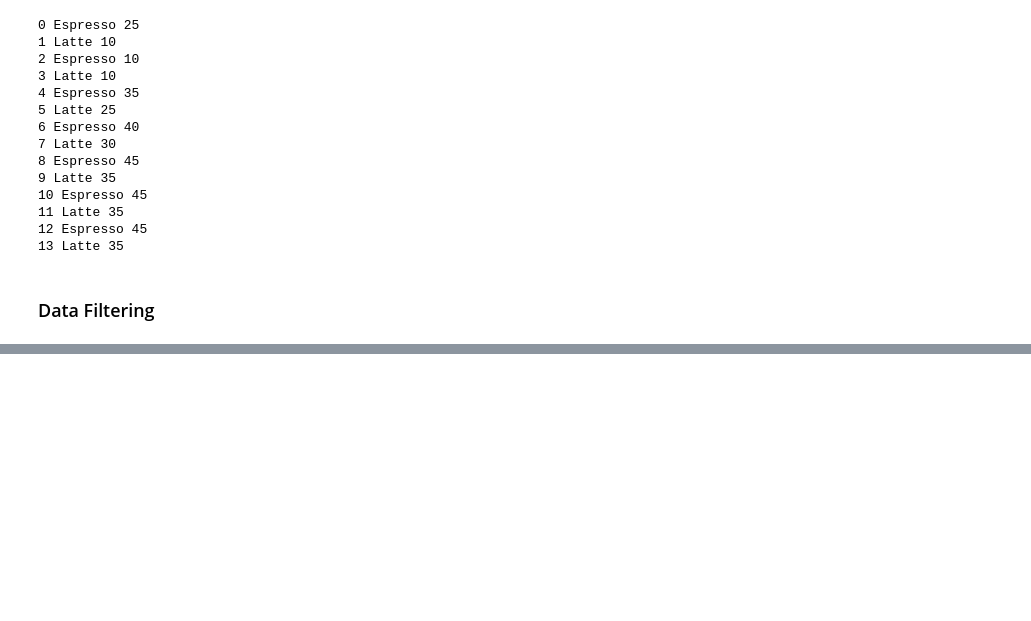
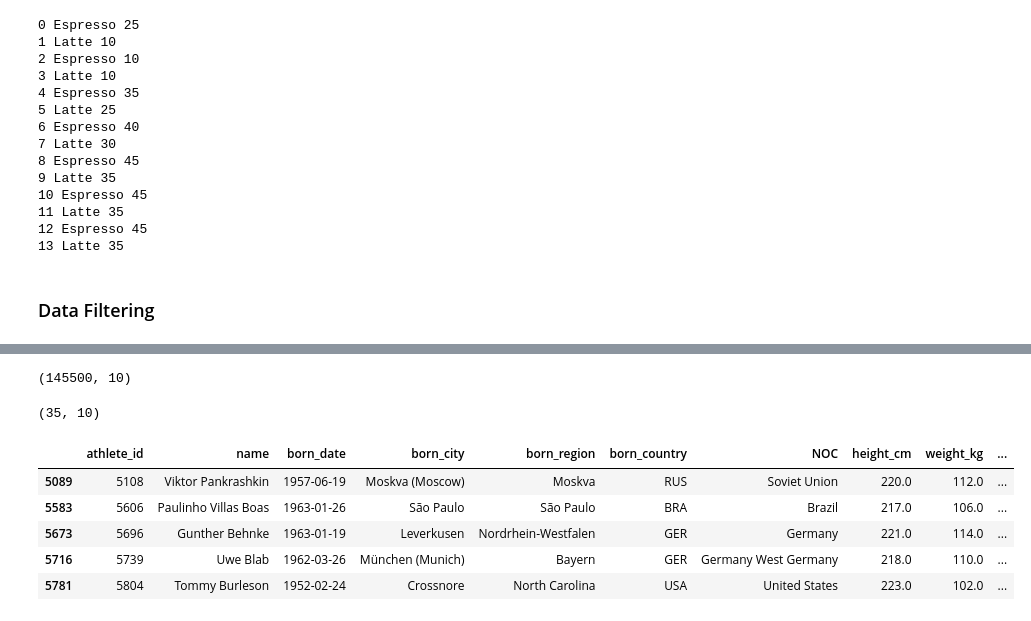
Before and after one commit to navinxqz/Inception-FSDS-classwork, a Jupyter notebook: classwork/Day31_Pandas/Pandas.ipynb, the cells around one changed output, grey strips where cells are left out. Saved outputs shown, nothing was run; the diff lists cells and outputs as text; code cells hidden in the pictures; blank space fills up the shorter version.

```diff
--- a/classwork/Day31_Pandas/Pandas.ipynb
+++ b/classwork/Day31_Pandas/Pandas.ipynb
@@ -353,0 +363,18 @@ for index, row in coffee.iterrows():
+# %%
+bios.shape
+# %% [output]
+(145500, 10)
+# %%
+temp = bios.loc[bios["height_cm"] >215] # filter rows where height_cm is greater than 215
+temp.shape
+# %% [output]
+(35, 10)
+# %%
+temp.head()
+# %% [output]
+|  | athlete_id | name | born_date | born_city | born_region | born_country | NOC | height_cm | weight_kg | ... |
+| 5089 | 5108 | Viktor Pankrashkin | 1957-06-19 | Moskva (Moscow) | Moskva | RUS | Soviet Union | 220.0 | 112.0 | ... |
+| 5583 | 5606 | Paulinho Villas Boas | 1963-01-26 | São Paulo | São Paulo | BRA | Brazil | 217.0 | 106.0 | ... |
+| 5673 | 5696 | Gunther Behnke | 1963-01-19 | Leverkusen | Nordrhein-Westfalen | GER | Germany | 221.0 | 114.0 | ... |
+| 5716 | 5739 | Uwe Blab | 1962-03-26 | München (Munich) | Bayern | GER | Germany West Germany | 218.0 | 110.0 | ... |
+| 5781 | 5804 | Tommy Burleson | 1952-02-24 | Crossnore | North Carolina | USA | United States | 223.0 | 102.0 | ... |
```
Also changed, not shown: parts of 57 cells of this notebook, 1 other file.
